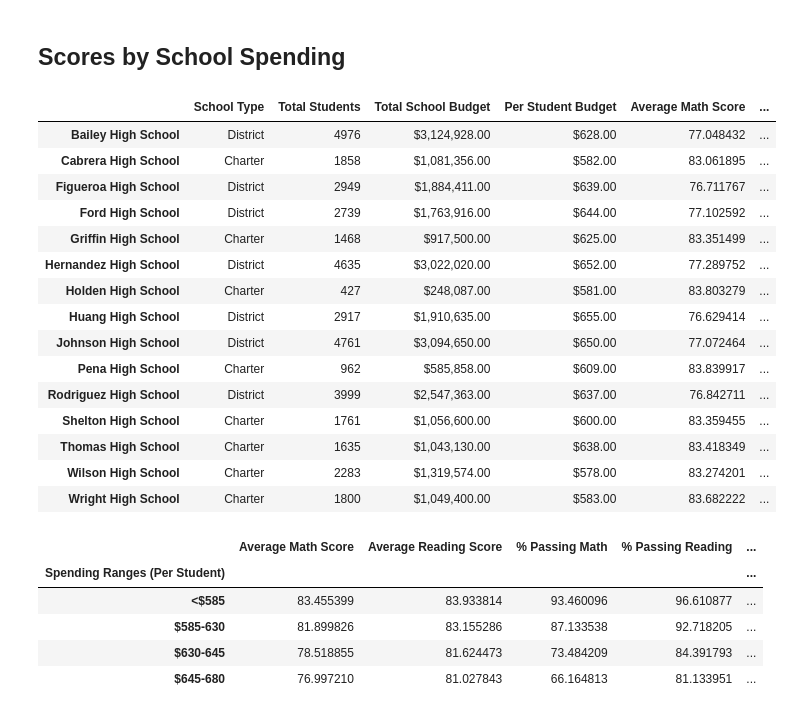
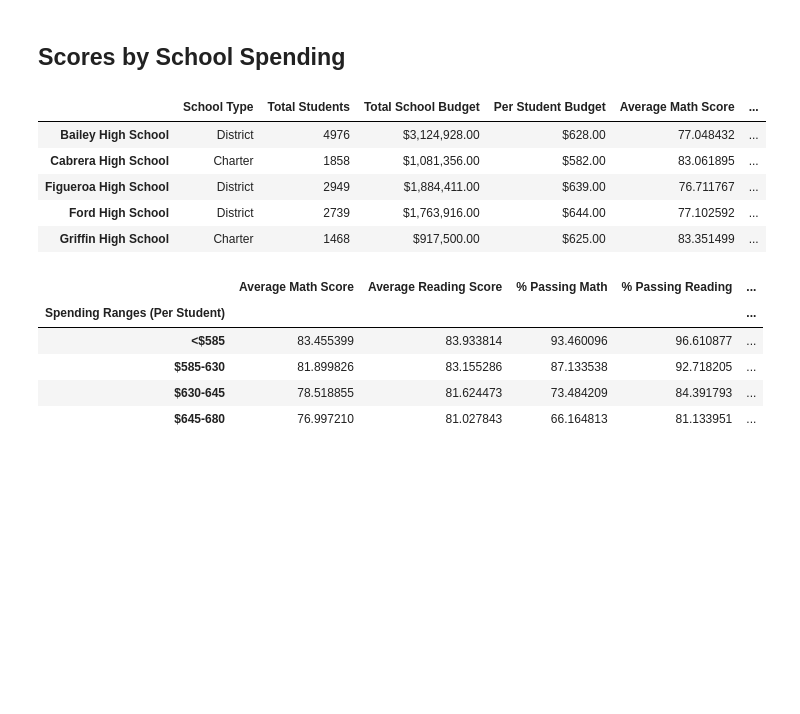
Before and after one commit to chrisc27/pandas-challenge, a Jupyter notebook: PyCitySchools/PyCitySchools.ipynb, the cells around one changed output. Saved outputs shown, nothing was run; the diff lists cells and outputs as text; code cells hidden in the pictures; blank space fills up the shorter version.

```diff
--- a/PyCitySchools/PyCitySchools.ipynb
+++ b/PyCitySchools/PyCitySchools.ipynb
@@ -279,24 +279,15 @@ labels = ["<$585", "$585-630", "$630-645", "$645-680"]
 school_spending_df = per_school_summary.copy()
 # %%
 # Use `pd.cut` to categorize spending based on the bins.
-school_spending_df["Spending Ranges (Per Student)"] =
+school_spending_df["Spending Ranges (Per Student)"] = pd.cut(school_spending_df["Per Student Budget"].str.replace('$', '').astype("float"), spending_bins, labels=labels)
+school_spending_df.head()
 # %% [output]
 |  | School Type | Total Students | Total School Budget | Per Student Budget | Average Math Score | ... |
 | Bailey High School | District | 4976 | $3,124,928.00 | $628.00 | 77.048432 | ... |
 | Cabrera High School | Charter | 1858 | $1,081,356.00 | $582.00 | 83.061895 | ... |
 | Figueroa High School | District | 2949 | $1,884,411.00 | $639.00 | 76.711767 | ... |
 | Ford High School | District | 2739 | $1,763,916.00 | $644.00 | 77.102592 | ... |
 | Griffin High School | Charter | 1468 | $917,500.00 | $625.00 | 83.351499 | ... |
-| Hernandez High School | District | 4635 | $3,022,020.00 | $652.00 | 77.289752 | ... |
-| Holden High School | Charter | 427 | $248,087.00 | $581.00 | 83.803279 | ... |
-| Huang High School | District | 2917 | $1,910,635.00 | $655.00 | 76.629414 | ... |
-| Johnson High School | District | 4761 | $3,094,650.00 | $650.00 | 77.072464 | ... |
-| Pena High School | Charter | 962 | $585,858.00 | $609.00 | 83.839917 | ... |
-| Rodriguez High School | District | 3999 | $2,547,363.00 | $637.00 | 76.842711 | ... |
-| Shelton High School | Charter | 1761 | $1,056,600.00 | $600.00 | 83.359455 | ... |
-| Thomas High School | Charter | 1635 | $1,043,130.00 | $638.00 | 83.418349 | ... |
-| Wilson High School | Charter | 2283 | $1,319,574.00 | $578.00 | 83.274201 | ... |
-| Wright High School | Charter | 1800 | $1,049,400.00 | $583.00 | 83.682222 | ... |
 # %%
 #  Calculate averages for the desired columns.
 spending_math_scores = school_spending_df.groupby(["Spending Ranges (Per Student)"]).mean()["Average Math Score"]
```
Also changed, not shown: parts of 7 cells of this notebook.
